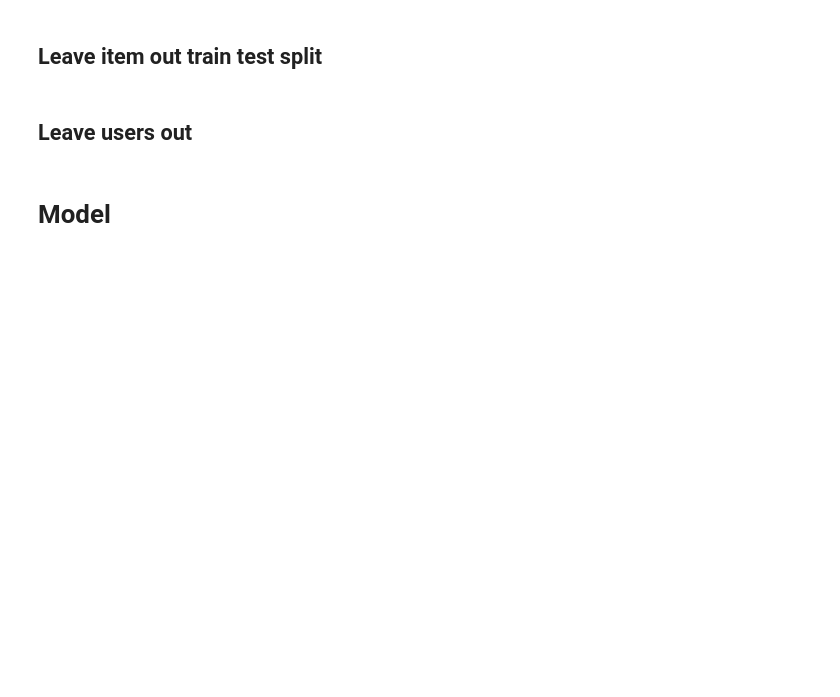
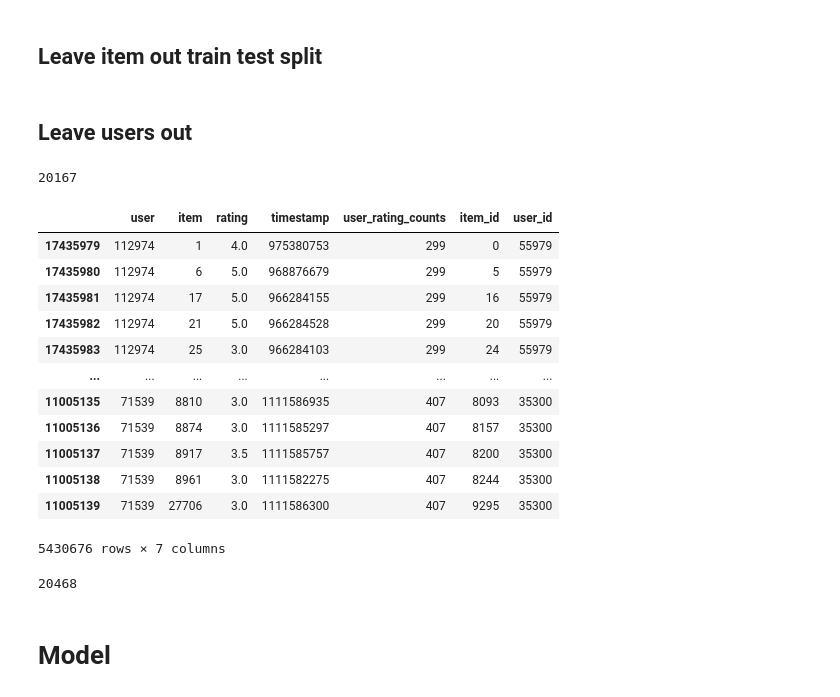
Before and after one commit to ROpdam/recommender_comparison, a Jupyter notebook: BPR.ipynb, the cells around one changed output. Saved outputs shown, nothing was run; the diff lists cells and outputs as text; code cells hidden in the pictures; blank space fills up the shorter version.

```diff
--- a/BPR.ipynb
+++ b/BPR.ipynb
@@ -152,3 +147,6 @@ Full data #row:  1974692
+# %%
+df_upper['item_id'] = df_upper.item.astype('category').cat.codes
+df_upper['user_id'] = df_upper.user.astype('category').cat.codes
 # %% [markdown]
 ## Leave item out train test split
 # %%
@@ -189,7 +187,7 @@ val_set, test_set = leave_x_out(test_set, 1)
 # %%
 def leave_users_out(full_data, leave_out):
     full_data['index'] = full_data.index
-    user_index_df = full_data.groupby('new_user_id')['index'].apply(list)
+    user_index_df = full_data.groupby('user_id')['index'].apply(list)
     users = np.random.choice(list(user_index_df.index), leave_out, replace=False)
     users_indices = []
 
@@ -200,3 +198,10 @@ def leave_users_out(full_data, leave_out):
     remaining = full_data.drop(users_indices)
 
     return remaining.drop(columns=['index']), sub_set.drop(columns=['index'])
+# %%
+half_users = int(len(df_upper.user.unique())/2)
+quarter_users = int(half_users/2)
+# %%
+quarter_users
+# %% [output]
+20167
@@ -202,0 +210,22 @@ def leave_users_out(full_data, leave_out):
+# %%
+leftovers, upper_quarter_users = leave_users_out(df_upper, quarter_users)
+# %%
+upper_quarter_users
+# %% [output]
+|  | user | item | rating | timestamp | user_rating_counts | item_id | user_id |
+| 17435979 | 112974 | 1 | 4.0 | 975380753 | 299 | 0 | 55979 |
+| 17435980 | 112974 | 6 | 5.0 | 968876679 | 299 | 5 | 55979 |
+| 17435981 | 112974 | 17 | 5.0 | 966284155 | 299 | 16 | 55979 |
+| 17435982 | 112974 | 21 | 5.0 | 966284528 | 299 | 20 | 55979 |
+| 17435983 | 112974 | 25 | 3.0 | 966284103 | 299 | 24 | 55979 |
+| ... | ... | ... | ... | ... | ... | ... | ... |
+| 11005135 | 71539 | 8810 | 3.0 | 1111586935 | 407 | 8093 | 35300 |
+| 11005136 | 71539 | 8874 | 3.0 | 1111585297 | 407 | 8157 | 35300 |
+| 11005137 | 71539 | 8917 | 3.5 | 1111585757 | 407 | 8200 | 35300 |
+| 11005138 | 71539 | 8961 | 3.0 | 1111582275 | 407 | 8244 | 35300 |
+| 11005139 | 71539 | 27706 | 3.0 | 1111586300 | 407 | 9295 | 35300 |
+5430676 rows × 7 columns
+# %%
+len(lower_quarter_users.user_id.unique())
+# %% [output]
+20468
```
Also changed, not shown: parts of 19 cells of this notebook, 2 other files.
